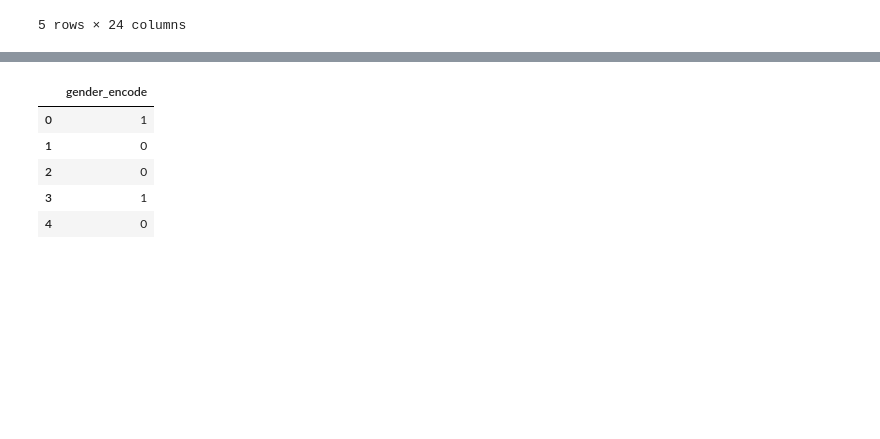
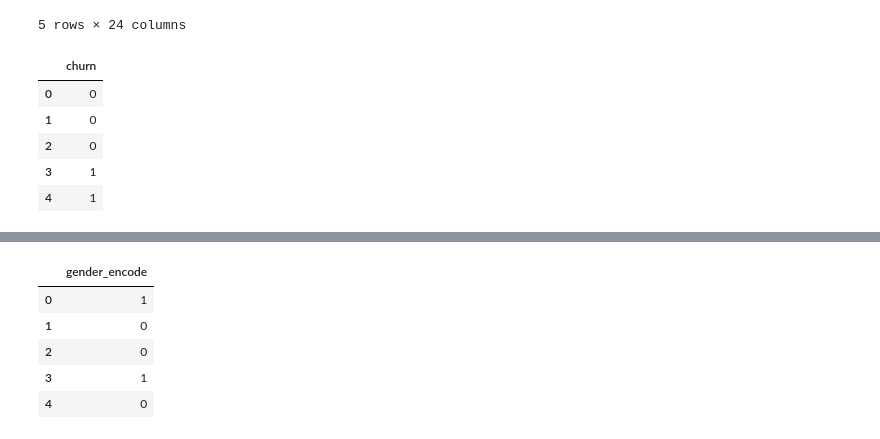
Before and after one commit to classification-orion-matthew/classification_orion_matthew, a Jupyter notebook: Project_Draft_msc.ipynb, the cells around one changed output, grey strips where cells are left out. Drawn from its saved outputs; the diff is of its cells as text; code cells hidden in the pictures; blank space fills up the shorter version.

```diff
--- a/Project_Draft_msc.ipynb
+++ b/Project_Draft_msc.ipynb
@@ -22,3 +71,18 @@ df.head()
 | 3 | 0023-HGHWL | Male | 1 | No | No | 1 | No | No phone service | ... |
 | 4 | 0032-PGELS | Female | 0 | Yes | Yes | 1 | No | No phone service | ... |
 5 rows × 24 columns
+# %%
+def churn_num(dataframe):
+    return dataframe.assign(
+        churn = dataframe['churn'].map({'No': 0, 'Yes': 1})
+
+    )
+df = churn_num(df)
+df[['churn']].head()
+# %% [output]
+|  | churn |
+| 0 | 0 |
+| 1 | 0 |
+| 2 | 0 |
+| 3 | 1 |
+| 4 | 1 |
```
Also changed, not shown: parts of 3 cells of this notebook.
